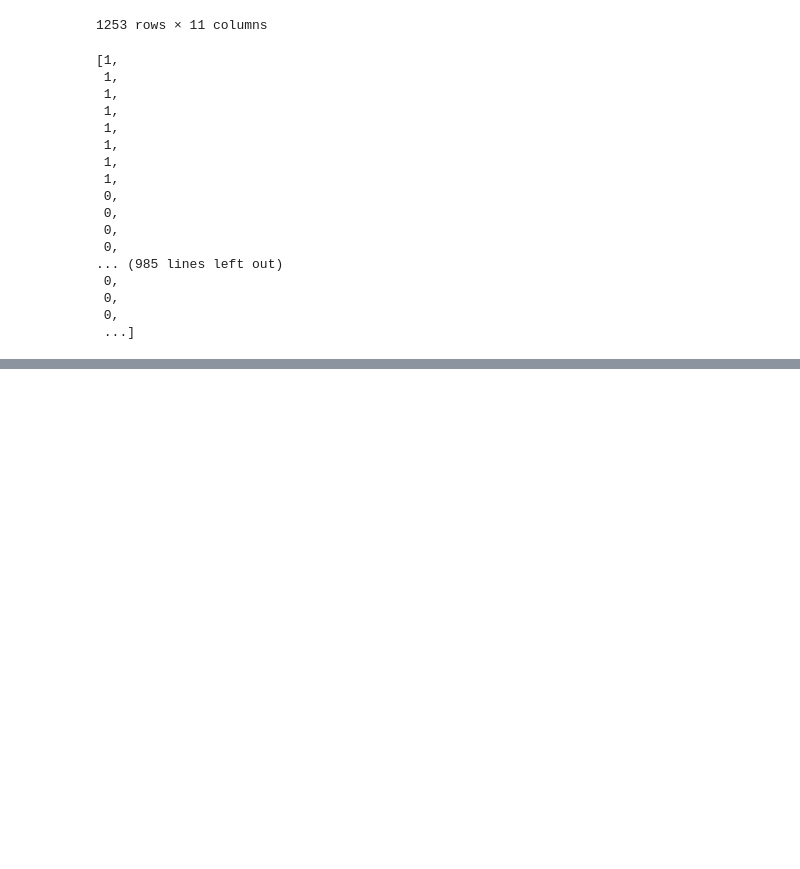
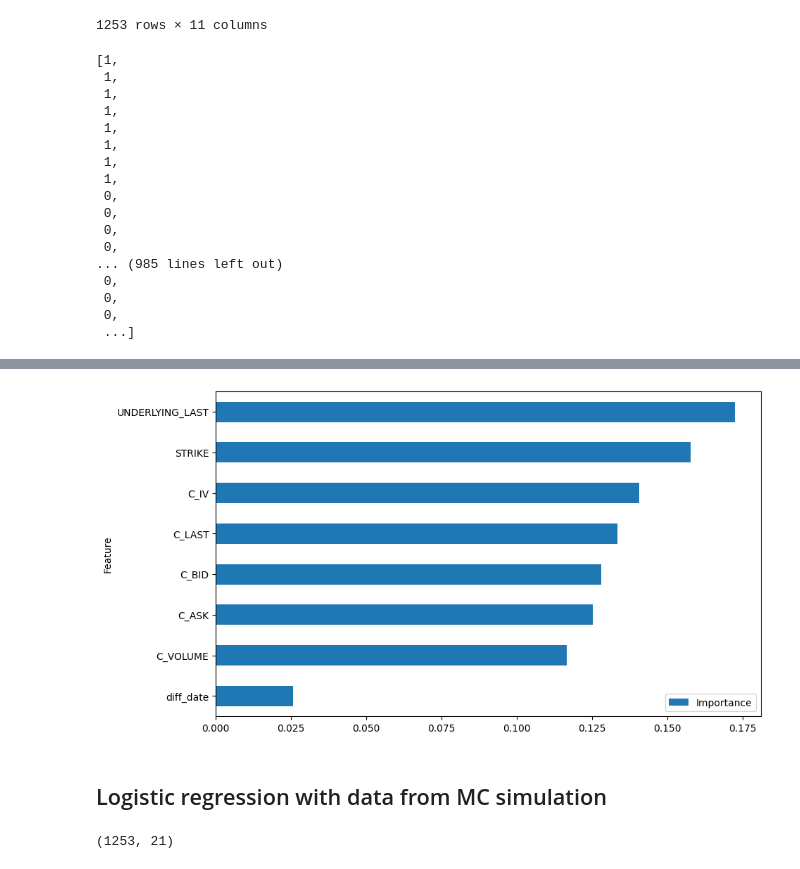
Before and after one commit to adalseno/mmar, a Jupyter notebook: notebooks/ml_draft1.ipynb, the cells around one changed output, grey strips where cells are left out. Drawn from its saved outputs; the diff is of its cells as text; code cells hidden in the pictures; blank space fills up the shorter version.

```diff
--- a/notebooks/ml_draft1.ipynb
+++ b/notebooks/ml_draft1.ipynb
@@ -74,0 +134,2 @@ pd.Series(target).value_counts().plot(kind="pie", labels=["Buy", "Sell"], autopc
+# %%
+pipe = Pipeline([('imputer', SimpleImputer(strategy="constant", fill_value=0.0)),  ('rf', RandomForestClassifier())])
@@ -74,0 +140,10 @@ pd.Series(target).value_counts().plot(kind="pie", labels=["Buy", "Sell"], autopc
+# %%
+coefficients = pipe.named_steps["rf"].feature_importances_
+
+feature_importance = pd.DataFrame({'Feature': orig_df.columns, 'Importance': np.abs(coefficients)})
+feature_importance = feature_importance.sort_values('Importance', ascending=True)
+feature_importance.plot(x='Feature', y='Importance', kind='barh', figsize=(10, 6));
+# %% [output]
+[figure, added]
+# %% [markdown]
+## Logistic regression with data from MC simulation
@@ -74,0 +152,4 @@ pd.Series(target).value_counts().plot(kind="pie", labels=["Buy", "Sell"], autopc
+# %%
+new_df.shape
+# %% [output]
+(1253, 21)
```
Also changed, not shown: parts of 41 cells of this notebook, 3 other files.
